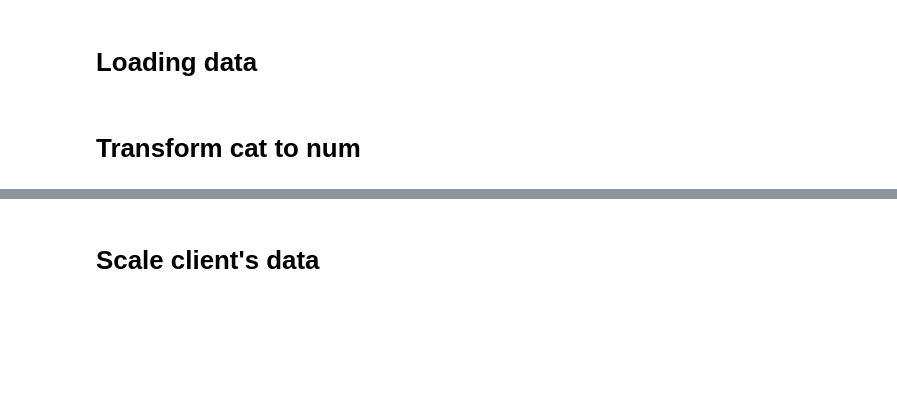
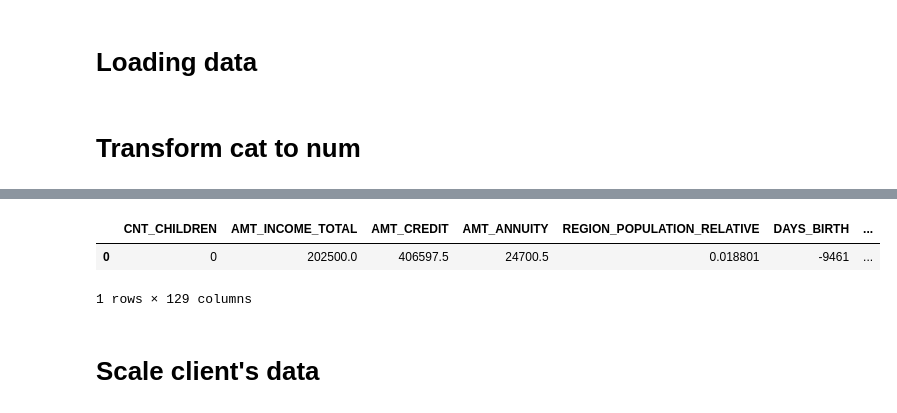
Before and after one commit to florabajolet/OCR7_scoring, a Jupyter notebook: P7_dashboard.ipynb, the cells around one changed output, grey strips where cells are left out. Cells and saved outputs as stored; diff of their text form; code cells hidden in the pictures; blank space fills up the shorter version.

```diff
--- a/P7_dashboard.ipynb
+++ b/P7_dashboard.ipynb
@@ -154,2 +307,8 @@ client_data
+# %%
+client_data
+# %% [output]
+|  | CNT_CHILDREN | AMT_INCOME_TOTAL | AMT_CREDIT | AMT_ANNUITY | REGION_POPULATION_RELATIVE | DAYS_BIRTH | ... |
+| 0 | 0 | 202500.0 | 406597.5 | 24700.5 | 0.018801 | -9461 | ... |
+1 rows × 129 columns
 # %% [markdown]
 # Scale client's data
```
Also changed, not shown: parts of 12 cells of this notebook, 9 other files.
